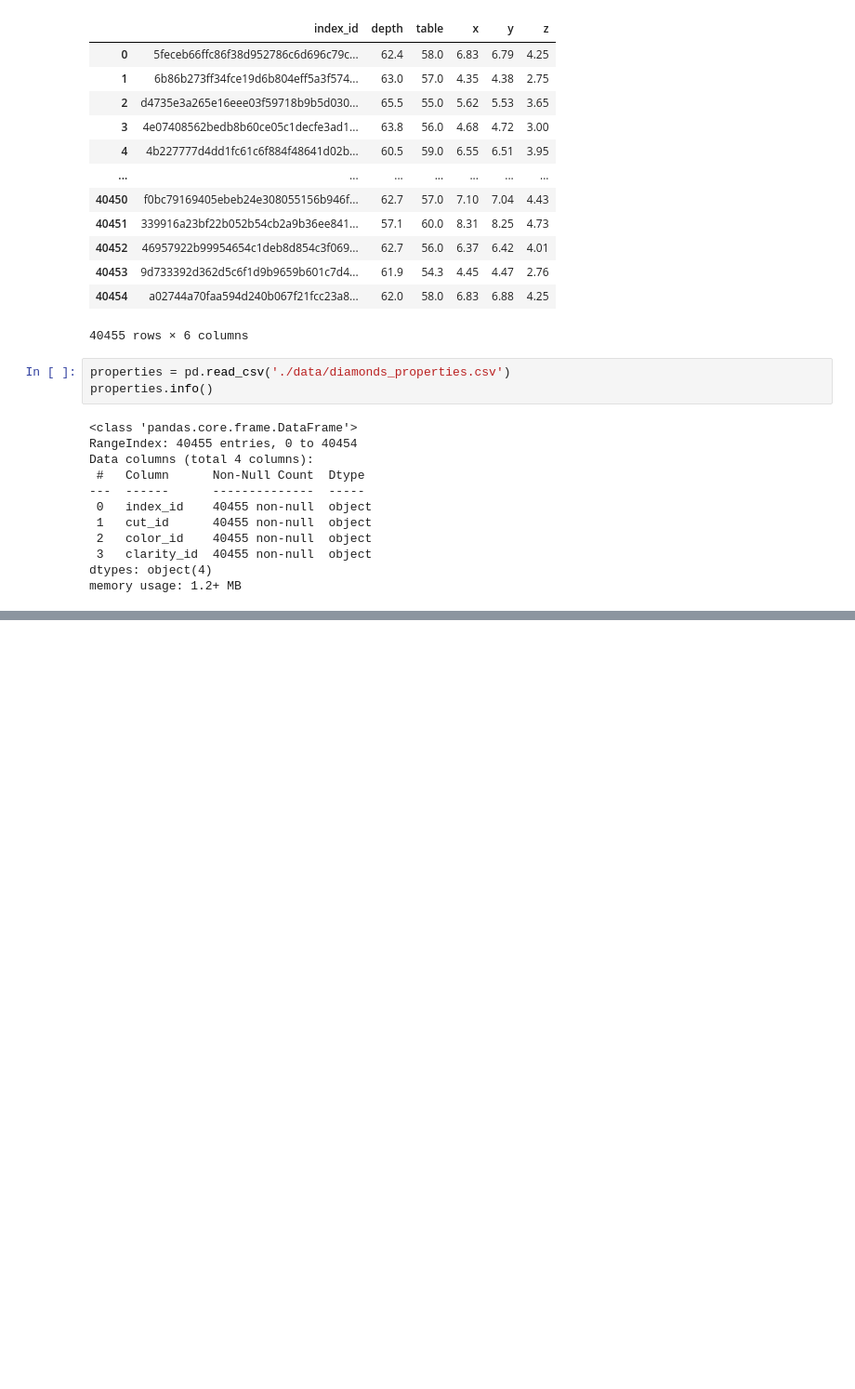
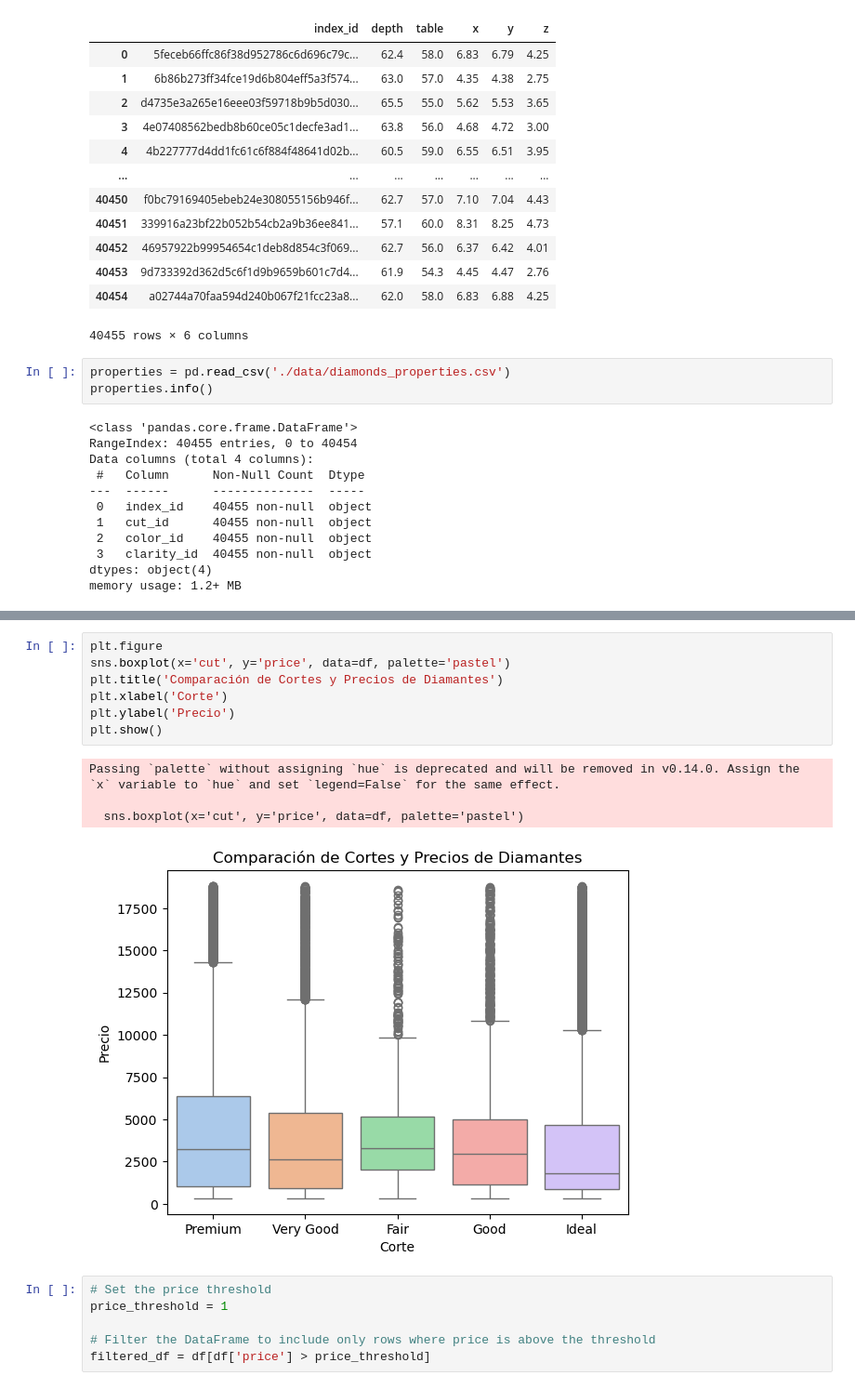
Before and after one commit to castroalberto/workshop-eda-challenge, a Jupyter notebook: dev.ipynb, the cells around one changed output, grey strips where cells are left out. Shown at 93% size. Cells and saved outputs as stored; diff of their text form; blank space fills up the shorter version.

```diff
--- a/dev.ipynb
+++ b/dev.ipynb
@@ -152,0 +190,18 @@ Name: count, dtype: float64
+# %%
+plt.figure
+sns.boxplot(x='cut', y='price', data=df, palette='pastel')
+plt.title('Comparación de Cortes y Precios de Diamantes')
+plt.xlabel('Corte')
+plt.ylabel('Precio')
+plt.show()
+# %% [output]
+Passing `palette` without assigning `hue` is deprecated and will be removed in v0.14.0. Assign the `x` variable to `hue` and set `legend=False` for the same effect.
+
+  sns.boxplot(x='cut', y='price', data=df, palette='pastel')
+[figure, added]
+# %%
+# Set the price threshold
+price_threshold = 1
+
+# Filter the DataFrame to include only rows where price is above the threshold
+filtered_df = df[df['price'] > price_threshold]
```
Also changed, not shown: parts of 10 cells of this notebook.
